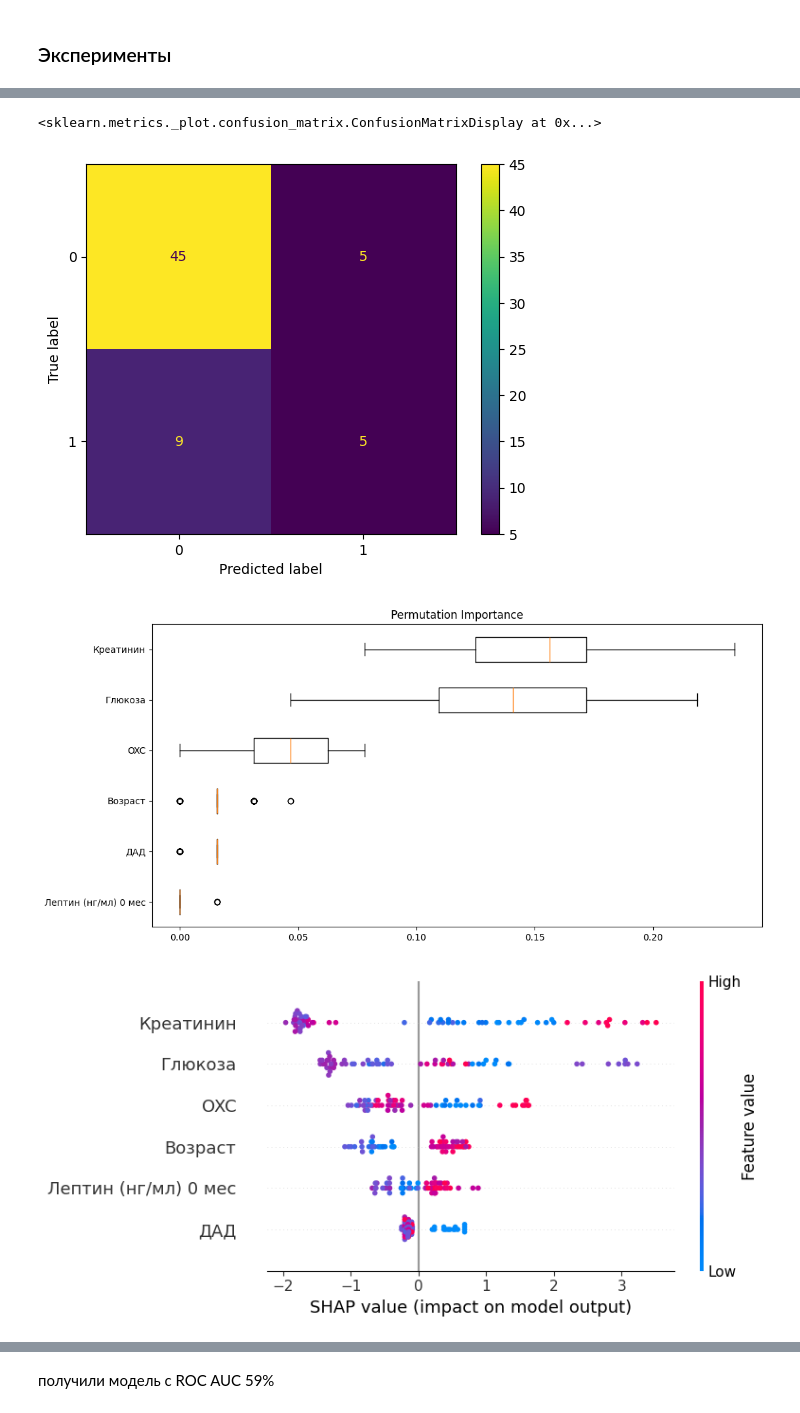
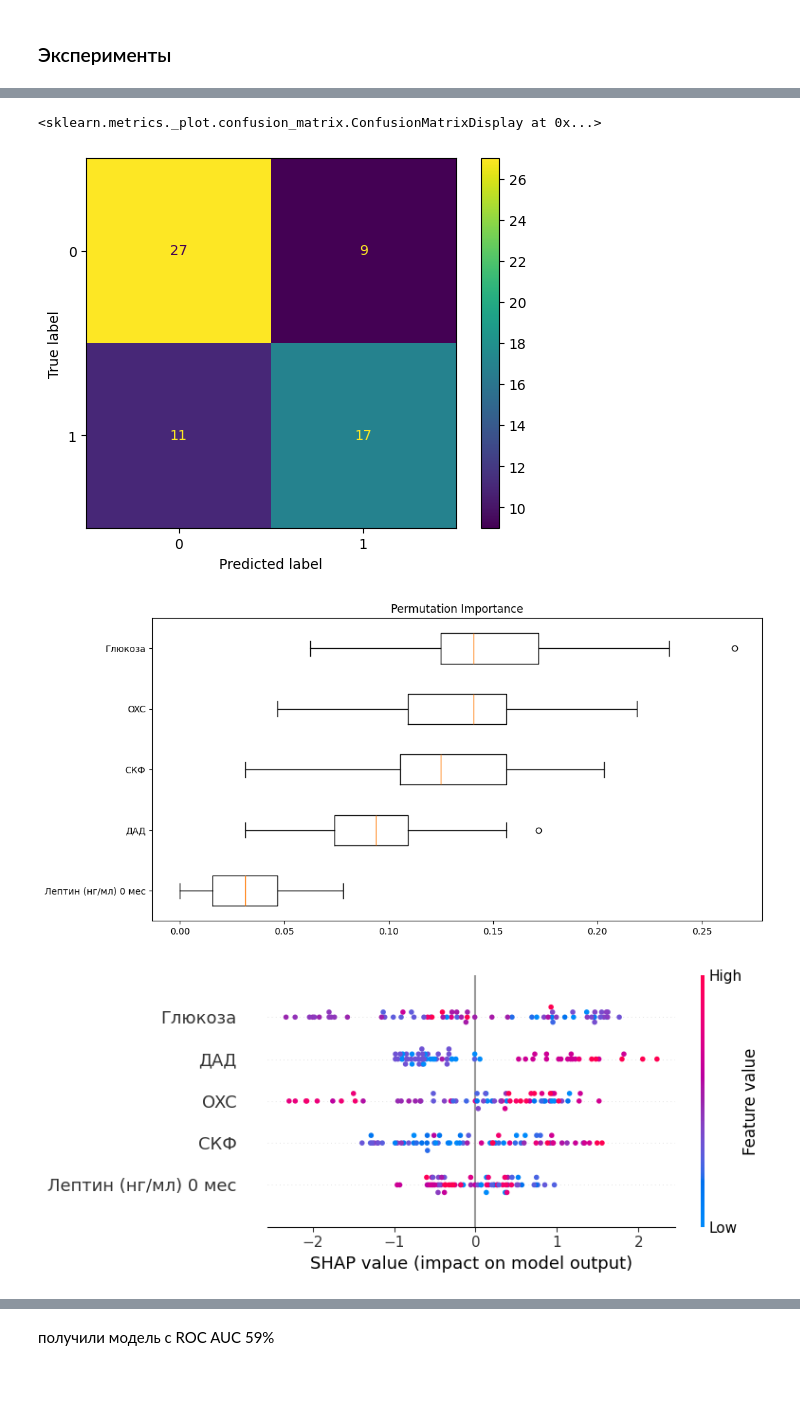
Before and after one commit to geniusserg/Endocrinology, a Jupyter notebook: experiments.ipynb, the cells around one changed output, grey strips where cells are left out. Saved outputs shown, nothing was run; the diff lists cells and outputs as text; code cells hidden in the pictures; blank space fills up the shorter version.

Commit message:
Add SHAP plot for prediction explanation. Update overall shap plot

```diff
--- a/experiments.ipynb
+++ b/experiments.ipynb
@@ -686,19 +686,17 @@ class Dataset:
             targetcol = ["% потери веса 3 мес", "% потери веса 6 мес"]
             y_target = dataset[targetcol].max(numeric_only = True, axis=1)
 
-        if (isinstance(treshold, int)):
-            target = (y_target >= treshold).astype(int).reset_index(drop=True).to_numpy()
-        elif (isinstance(treshold, list)):
-            target = [ 0 if i < treshold[0] else 1 if i < treshold[1] else 2 for i in y_target ]
-            target = np.array(target)
+        target = (y_target >= treshold).astype(int).reset_index(drop=True).to_numpy()
 
         X = dataset
         y = target
+
         if params!=None:
             X = dataset[params]
+
         X = X.reset_index(drop=True)
 
-        for j in self.config["targets"] + self.config["initial_columns"]:
+        for j in self.config["targets"]:
             if (j in X.columns):
                 X = X.drop(j, axis=1)
 
@@ -777,8 +778,8 @@ dt.preprocess(agroup_params_only=True)
 dt_test = Dataset(dataset_path="data/dataset_almazov_november_test.xlsx")
 dt_test.preprocess(agroup_params_only=True)
 # %%
-params_good = ["OXC", "ДАД", "Возраст", "Лептин (нг/мл) 0 мес", "Креатинин", "Глюкоза"]
-X, y = dt.get_X_y("SIB", 10, params=params_good, target_type="B")
+params_good = ["OXC", "ДАД", "Лептин (нг/мл) 0 мес", 'СКФ', 'Глюкоза']
+X, y = dt.get_X_y("SIB", 5, params=params_good, target_type="A")
 model, X, y_true, y_pred = classification_experiment(XGBClassifier(), X, y, use_pipeline=False)
 experiment_logger(model, X, y_true, y_pred)
 # %% [output]
@@ -804,4 +804,4 @@ ROC AUC score:  0.6285714285714287
 <sklearn.metrics._plot.confusion_matrix.ConfusionMatrixDisplay at 0x...>
-[figure, old version]
+[figure, new version]
-[figure, old version]
+[figure, new version]
-[figure, old version]
+[figure, new version]
```
Also changed, not shown: parts of 9 cells of this notebook, 10 other files.
